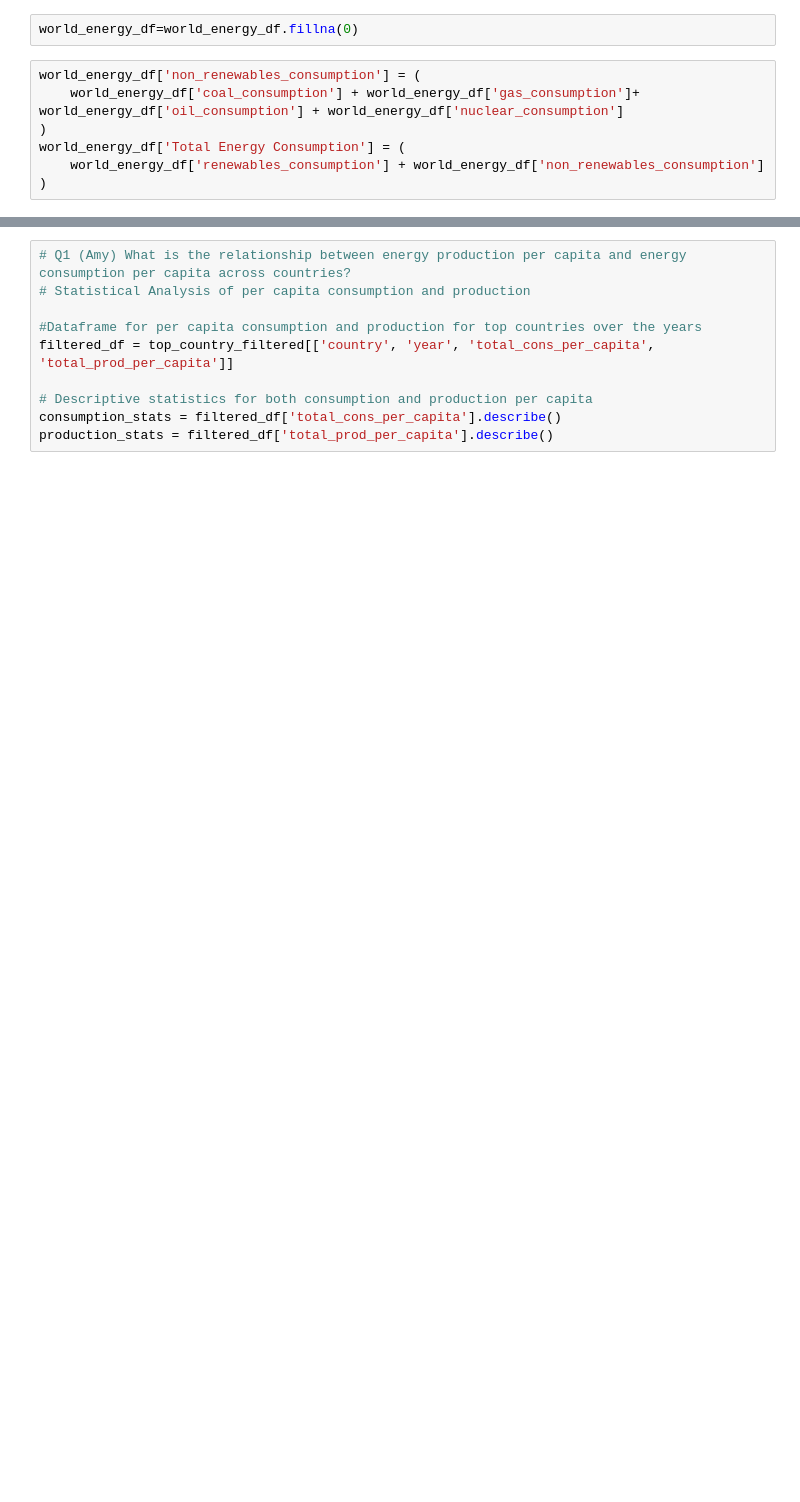
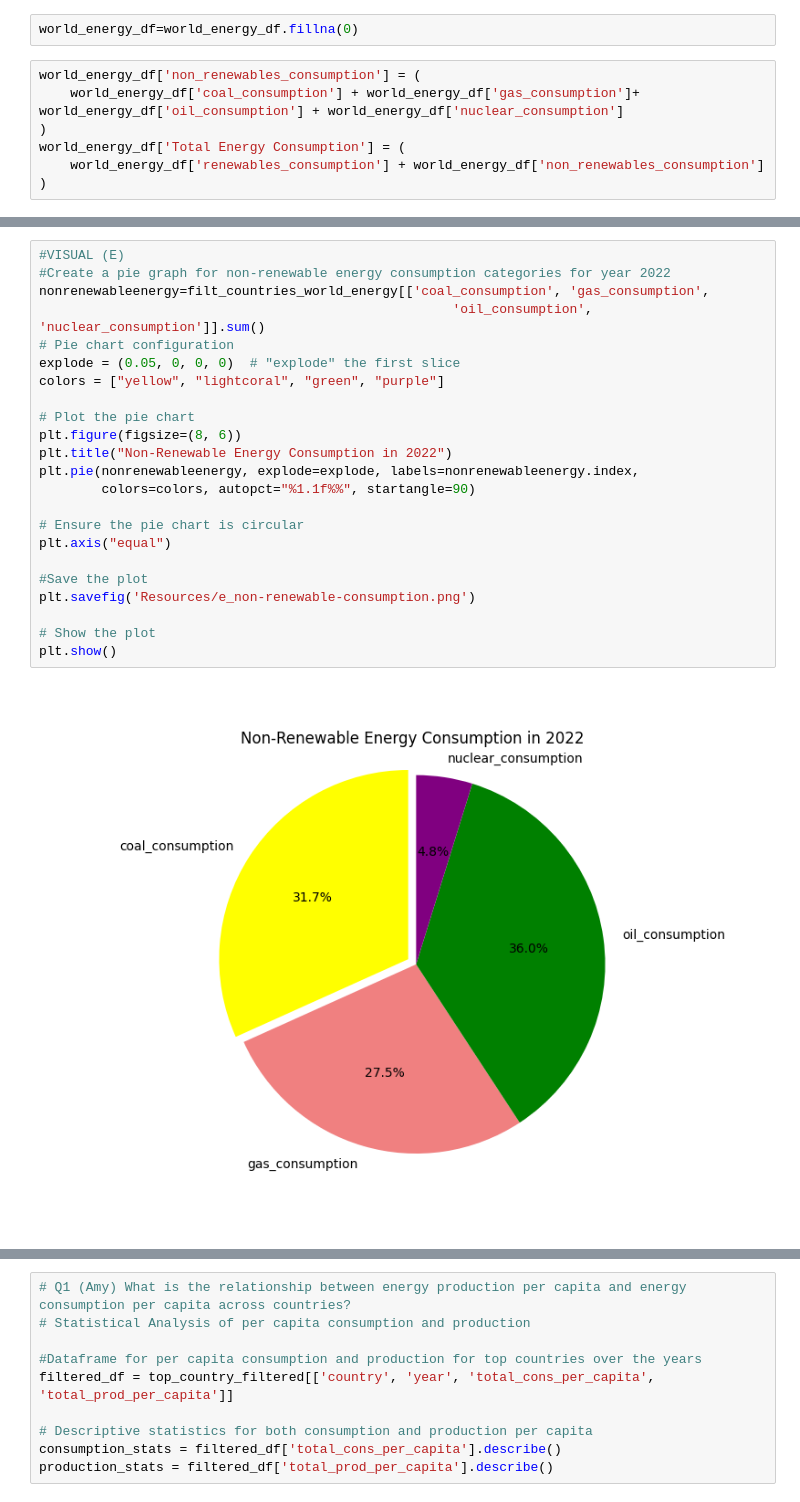
Before and after one commit to skythelimitdt/data_analytics_proj1, a Jupyter notebook: world_energy_consumption.ipynb, the cells around one changed output, grey strips where cells are left out. Saved outputs shown, nothing was run; the diff lists cells and outputs as text; blank space fills up the shorter version.

```diff
--- a/world_energy_consumption.ipynb
+++ b/world_energy_consumption.ipynb
@@ -151 +473,26 @@ print(f'Renewable Energy Over Total World Renewable Energy Production: {round(to
+# %%
+#VISUAL (E)
+#Create a pie graph for non-renewable energy consumption categories for year 2022
+nonrenewableenergy=filt_countries_world_energy[['coal_consumption', 'gas_consumption',
+                                                     'oil_consumption', 'nuclear_consumption']].sum()
+# Pie chart configuration
+explode = (0.05, 0, 0, 0)  # "explode" the first slice
+colors = ["yellow", "lightcoral", "green", "purple"]
+
+# Plot the pie chart
+plt.figure(figsize=(8, 6))
+plt.title("Non-Renewable Energy Consumption in 2022")
+plt.pie(nonrenewableenergy, explode=explode, labels=nonrenewableenergy.index,
+        colors=colors, autopct="%1.1f%%", startangle=90)
+
+# Ensure the pie chart is circular
+plt.axis("equal")
+
+#Save the plot
+plt.savefig('Resources/e_non-renewable-consumption.png')
+
+# Show the plot
+plt.show()
+# %% [output]
+[figure, added]
 # %%
```
Also changed, not shown: parts of 52 cells of this notebook, 7 other files.
